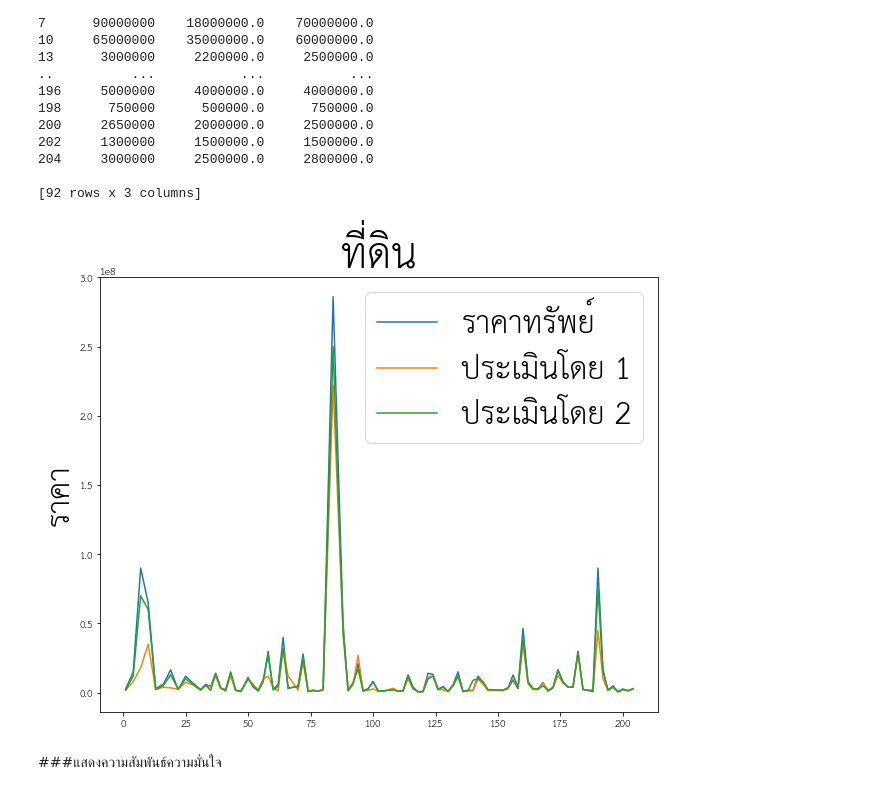
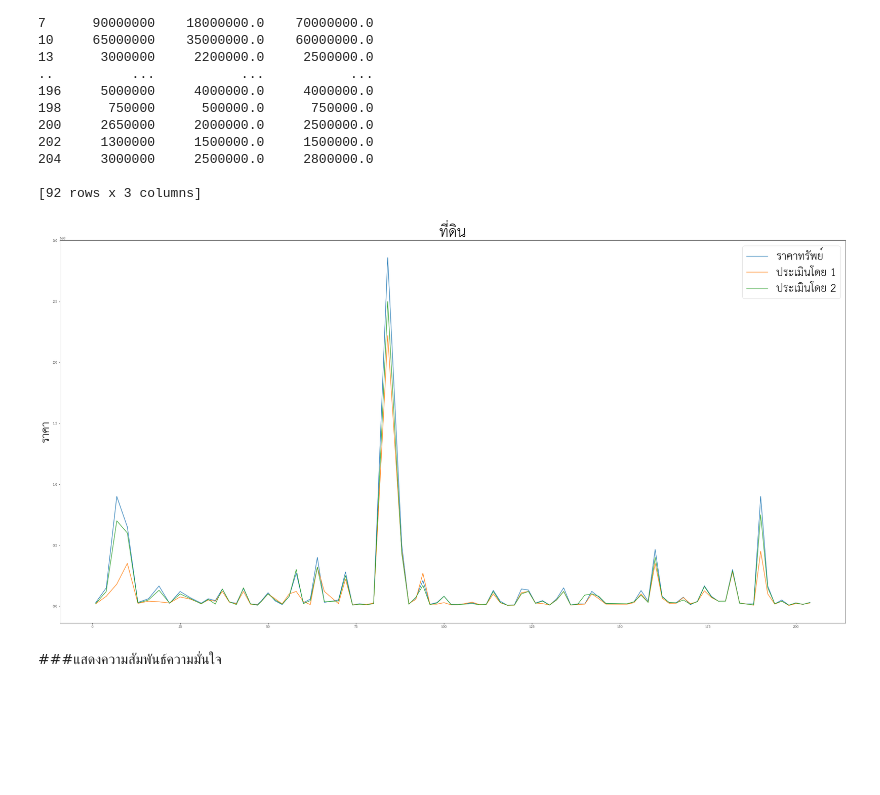
Before and after one commit to nannthd/bsc_dpdm22, a Jupyter notebook: [dataprep1] property estimator.ipynb, the cells around one changed output. Cells and saved outputs as stored; diff of their text form; code cells hidden in the pictures; blank space fills up the shorter version.

```diff
--- a/[dataprep1] property estimator.ipynb
+++ b/[dataprep1] property estimator.ipynb
@@ -1704,13 +1782,14 @@ print(dataF2)
 
 [92 rows x 3 columns]
 # %%
+matplotlib.rcParams['figure.figsize']=[40,20]
 dataF2.plot(kind="line")
 plt.title('ที่ดิน',fontsize=40)
 plt.ylabel('ราคา',fontsize=30)
 plt.legend( loc ="upper right",fontsize=30)
 plt.show()
 # %% [output]
-[figure, old version]
+[figure, new version]
 # %% [markdown]
 ###แสดงความสัมพันธ์ความมั่นใจ
 # %%
```
Also changed, not shown: parts of 36 cells of this notebook.
